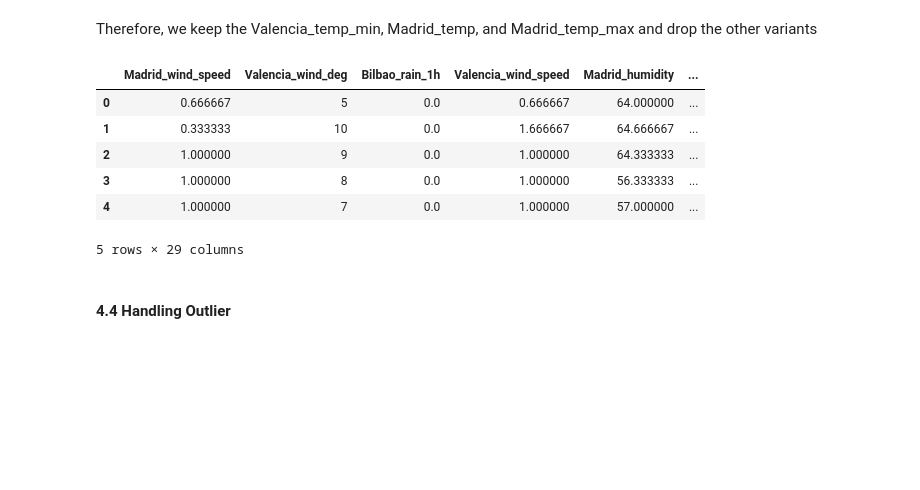
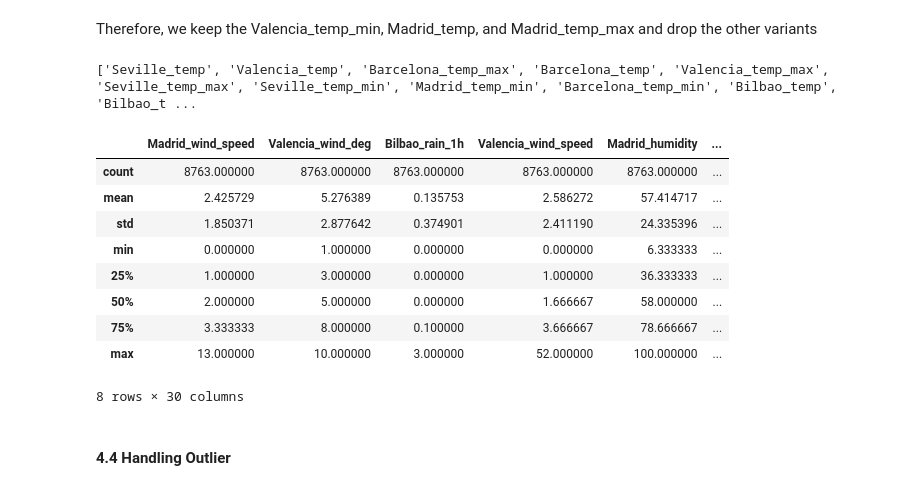
Before and after one commit to Adegbem/load-shortfall-regression-predict-api, a Jupyter notebook: starter-notebook.ipynb, the cells around one changed output. Cells and saved outputs as stored; diff of their text form; code cells hidden in the pictures; blank space fills up the shorter version.

```diff
--- a/starter-notebook.ipynb
+++ b/starter-notebook.ipynb
@@ -331,15 +332,21 @@ The skewness of the features with outliers are either less than -1 or are greate
    - Lower Boundary = First Quartile(Q1/25th percentile) — (3 * IQR)
    - Upper Boundary = Third Quartile(Q3/75th percentile) + (3 * IQR)
 # %%
-#calculating boundaries for each feature with outlier
-IQR = df_train[columns_with_outlier].quantile(0.75) - df_train[columns_with_outlier].quantile(0.25)  # calculating IQR
-feature_boundaries = {}
+# Calculating the numbers of values above the 90th percentile for each field
 
-for feature in df_train[columns_with_outlier]:
-    lower_bridge = df_train[feature].quantile(0.25) - (IQR[feature] * 1.5)
-    upper_bridge = df_train[feature].quantile(0.75) + (IQR[feature] * 1.5)
-    boundaries = (lower_bridge, upper_bridge)
-    feature_boundaries[feature] = boundaries
+quantile = df_train[columns_with_outlier].quantile(0.75)
+outliers = []
 
-feature_boundaries
+for column in columns_with_outlier:
+    focus_df = df_train[df_train[column] > quantile[column]]
+    dict = {
+        'column': column,
+        'no_of_ouliers': focus_df.shape[0],
+        'min': df_train[column].min(),
+        'max': df_train[column].max(),
+        '90th_percentile': quantile[column]
+    }
+    outliers.append(dict)
+
+outliers
 # %% [output]
@@ -432,0 +438,6 @@ Name: load_shortfall_3h, dtype: float64
+# %%
+# checking for linearity
+fig, ax = plt.subplots(10, 5, figsize=(20,50))
+ax = ax.ravel()
+for x, column in enumerate(df_train.columns):
+    sns.scatterplot(x=df_train[column], y=df_train['load_shortfall_3h'], ax=ax[x])
@@ -508,10 +531,9 @@ df_train.drop("Unnamed: 0", axis='columns', inplace=True)
 df_test.drop("Unnamed: 0", axis='columns', inplace=True)
 # %%
 # dropping features for lack of variability
-features_to_drop = ['Barcelona_rain_1h', 'Seville_rain_1h',
-                    'Bilbao_snow_3h', 'Seville_rain_3h',
-                    'Madrid_rain_1h', 'Barcelona_rain_3h',
-                    'Valencia_snow_3h', 'Seville_weather_id']
+features_to_drop = ['Seville_rain_1h', 'Bilbao_snow_3h',
+                    'Seville_rain_3h', 'Barcelona_rain_3h',
+                    'Valencia_snow_3h', 'Madrid_rain_1h', 'Barcelona_rain_1h']
 df_train.drop(features_to_drop, axis='columns', inplace=True)
 df_test.drop(features_to_drop, axis='columns', inplace=True)
 # %%
@@ -571,16 +593,21 @@ drop_coln_list = [x for x in high_corr.columns.unique() if x not in usable_high_
 
 df_train.drop(drop_coln_list, axis=1, inplace=True)
 df_test.drop(drop_coln_list, axis=1, inplace=True)
+# %% [output]
+['Seville_temp', 'Valencia_temp', 'Barcelona_temp_max', 'Barcelona_temp', 'Valencia_temp_max', 'Seville_temp_max', 'Seville_temp_min', 'Madrid_temp_min', 'Barcelona_temp_min', 'Bilbao_temp', 'Bilbao_t ...
 # %%
-df_train.head()
+df_train.describe()
 # %% [output]
 |  | Madrid_wind_speed | Valencia_wind_deg | Bilbao_rain_1h | Valencia_wind_speed | Madrid_humidity | ... |
-| 0 | 0.666667 | 5 | 0.0 | 0.666667 | 64.000000 | ... |
-| 1 | 0.333333 | 10 | 0.0 | 1.666667 | 64.666667 | ... |
-| 2 | 1.000000 | 9 | 0.0 | 1.000000 | 64.333333 | ... |
-| 3 | 1.000000 | 8 | 0.0 | 1.000000 | 56.333333 | ... |
-| 4 | 1.000000 | 7 | 0.0 | 1.000000 | 57.000000 | ... |
+| count | 8763.000000 | 8763.000000 | 8763.000000 | 8763.000000 | 8763.000000 | ... |
+| mean | 2.425729 | 5.276389 | 0.135753 | 2.586272 | 57.414717 | ... |
+| std | 1.850371 | 2.877642 | 0.374901 | 2.411190 | 24.335396 | ... |
+| min | 0.000000 | 1.000000 | 0.000000 | 0.000000 | 6.333333 | ... |
+| 25% | 1.000000 | 3.000000 | 0.000000 | 1.000000 | 36.333333 | ... |
+| 50% | 2.000000 | 5.000000 | 0.000000 | 1.666667 | 58.000000 | ... |
+| 75% | 3.333333 | 8.000000 | 0.100000 | 3.666667 | 78.666667 | ... |
+| max | 13.000000 | 10.000000 | 3.000000 | 52.000000 | 100.000000 | ... |
-5 rows × 29 columns
+8 rows × 30 columns
 # %% [markdown]
 #### 4.4 Handling Outlier
 # %%
```
Also changed, not shown: parts of 40 cells of this notebook, 2 other files.
